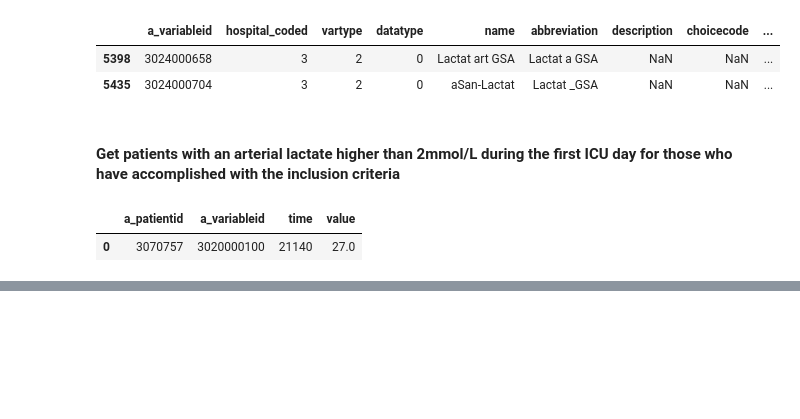
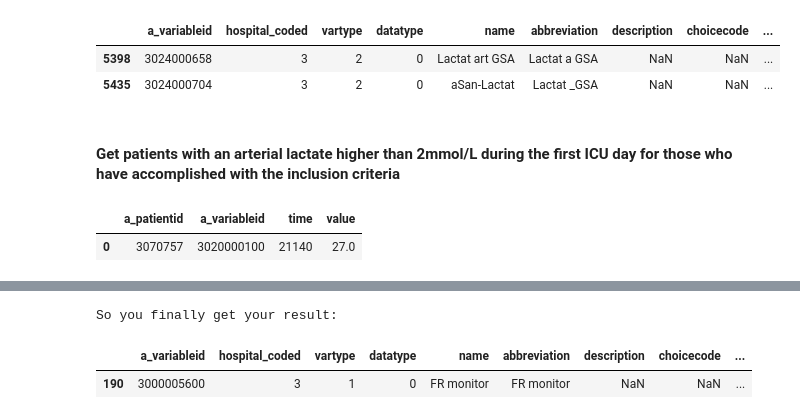
Before and after one commit to Ps7Pep/tgndatathon2022, a Jupyter notebook: icusics_db_tutorial.ipynb, the cells around one changed output, grey strips where cells are left out. Cells and saved outputs as stored; diff of their text form; code cells hidden in the pictures; blank space fills up the shorter version.

```diff
--- a/icusics_db_tutorial.ipynb
+++ b/icusics_db_tutorial.ipynb
@@ -283,7 +285,7 @@ los7d_diags_cvc_imv_apache_lactate = los7d_diags_cvc_imv_apache[los7d_diags_cvc_
 # %%
 # define key characters (remember that strings in this db can be in english, catalan or spanish language) to start a blind search
 
-key_chars = 'fr'
+key_chars = 'respiratory rate|rr|fr'
 
 result = variables_ref[(variables_ref['name'].str.contains(key_chars, case=False, na=False)) | (
     variables_ref['description'].str.contains(key_chars, case=False, na=False)) | (
@@ -291,6 +293,6 @@ result = variables_ref[(variables_ref['name'].str.contains(key_chars, case=False
 
 print(result.shape)
 
-print("To many results, so you decide to ask to the mentors and they say that for that hospital, this feature is a numeric (datatype=0) and labres (vartype=2) \
-feature that contains 'GSA' label in the abbreviation")
+print("To many results, so you decide to ask to the mentors and they say that for that hospital, this feature is a numeric (datatype=0) and monitored (vartype=1) \
+feature that is named 'FR monitor'")
 # %% [output]
@@ -315,3 +301,12 @@ result
+# %%
+result2 = result[(result['datatype']==0) & (result['vartype']==1) & (result['name'].str.contains('FR monitor', case=True, na=False))]
+
+print('So you finally get your result:')
+result2
+# %% [output]
+So you finally get your result:
+|  | a_variableid | hospital_coded | vartype | datatype | name | abbreviation | description | choicecode | ... |
+| 190 | 3000005600 | 3 | 1 | 0 | FR monitor | FR monitor | NaN | NaN | ... |
 # %%
 %%time
 
```
Also changed, not shown: parts of 53 cells of this notebook.
